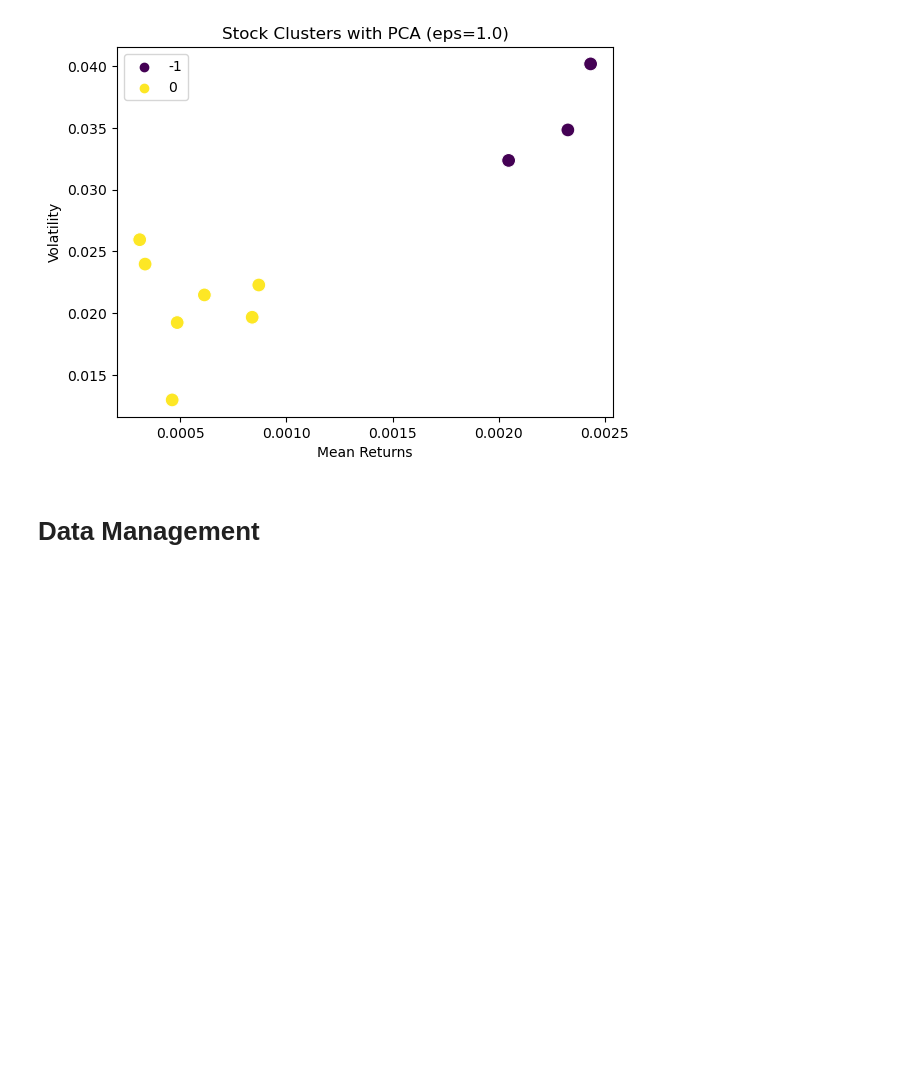
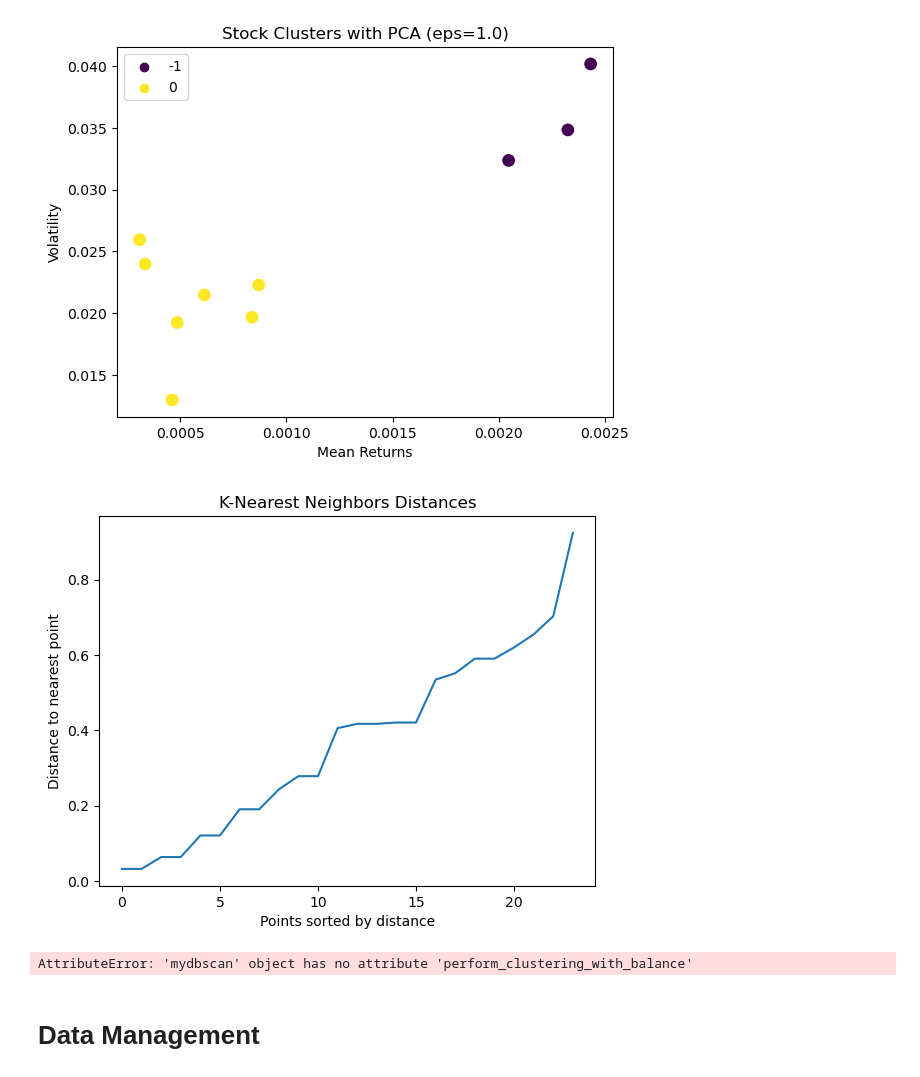
Before and after one commit to dwu359/ml-portfolio-optimization, a Jupyter notebook: portfolio_optimization.ipynb, the cells around one changed output. Saved outputs shown, nothing was run; the diff lists cells and outputs as text; code cells hidden in the pictures; blank space fills up the shorter version.

Commit message:
dbscan for balance data

```diff
--- a/portfolio_optimization.ipynb
+++ b/portfolio_optimization.ipynb
@@ -276,6 +276,31 @@ Silhouette 0.49596518696457775
 Davies Bouldin 1.0793167394555374
 Calinski Harabasz 5.8266935648885685
 [figure]
+# %%
+from sklearn.neighbors import NearestNeighbors
+
+# Assuming features_scaled is your dataset
+neighbors = NearestNeighbors(n_neighbors=4)  # Use n_neighbors = MinPts
+neighbors_fit = neighbors.fit(features_scaled)
+distances, indices = neighbors_fit.kneighbors(features_scaled)
+
+# Sort distance values by ascending value and plot
+distances = np.sort(distances, axis=0)
+distances = distances[:, 1]  # Second closest point
+plt.plot(distances)
+plt.title('K-Nearest Neighbors Distances')
+plt.xlabel('Points sorted by distance')
+plt.ylabel('Distance to nearest point')
+plt.show()
+# %% [output]
+[figure, added]
+# %%
+from src.dbscan import mydbscan
+analysis = mydbscan()
+analysis.load_and_process_stock_data()
+analysis.perform_clustering_with_balance()
+# %% [output]
+AttributeError: 'mydbscan' object has no attribute 'perform_clustering_with_balance'
 # %% [markdown]
 # Data Management
 # %%
```
Also changed, not shown: 1 other file.
